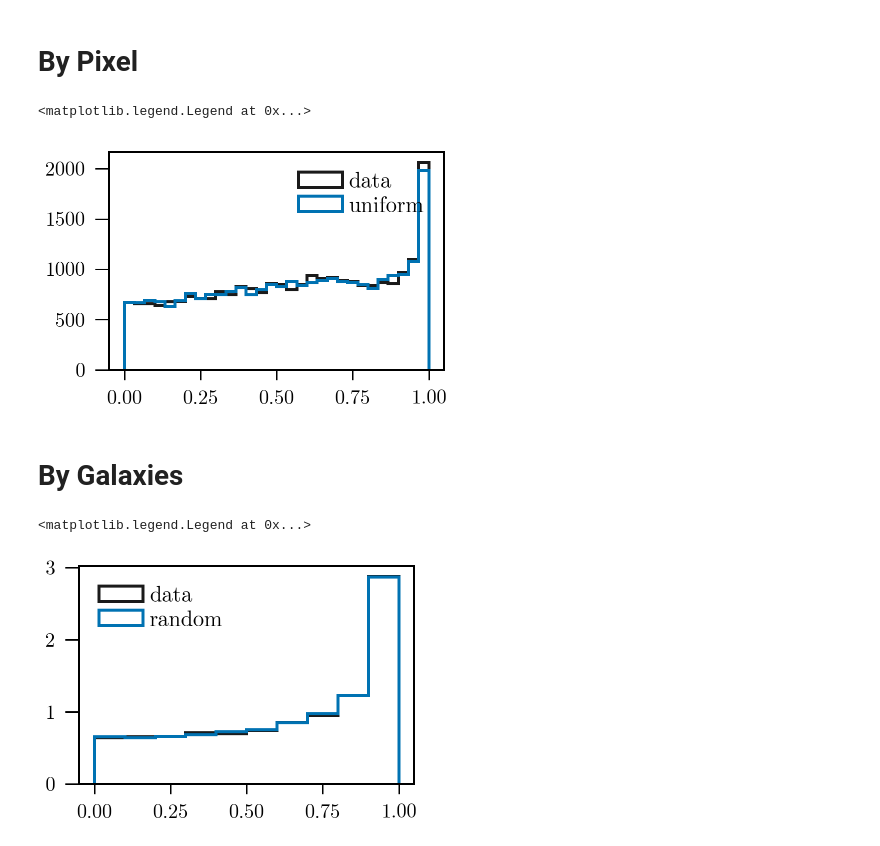
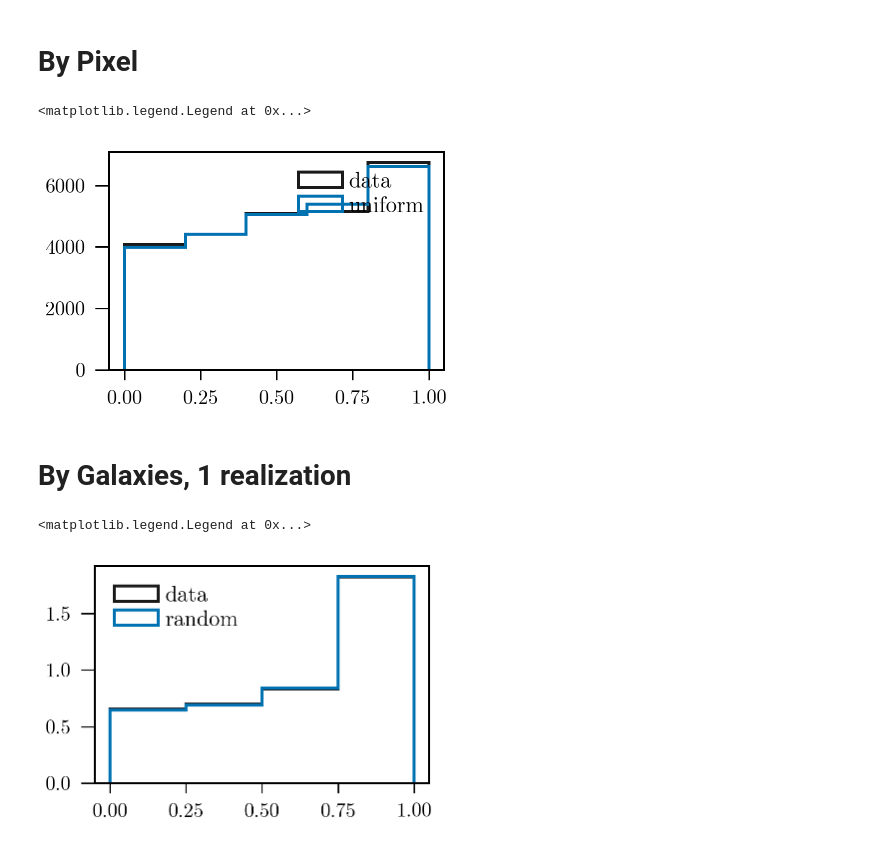
Before and after one commit to damonge/TidAl, a Jupyter notebook: notebooks/01.1. Unit Vectors.ipynb, the cells around one changed output. Drawn from its saved outputs; the diff is of its cells as text; code cells hidden in the pictures.

```diff
--- a/notebooks/01.1. Unit Vectors.ipynb
+++ b/notebooks/01.1. Unit Vectors.ipynb
@@ -9,13 +10,13 @@ from astropy.io import fits
 # %%
-t11, t12, t22 = hp.read_map("../outputs/out_2MASS_XSC_EQ/tidal_sm1.0.fits", field=[2,3,4])
+den, pot, t11, t12, t22 = hp.read_map("../outputs/out_2MASS_XSC_EQ/tidal_sm2.0.fits", field=[0,1,2,3,4])
 npix = len(t11)
 nside = hp.get_nside(t11)
 
 # generate eigenvectors
 array_stack = np.zeros( (npix, 2, 2) ) # long axis is first
 array_stack[:,0,0] = t11
-array_stack[:,1,0] = t12
-array_stack[:,0,1] = t12
+array_stack[:,1,0] = -t12
+array_stack[:,0,1] = -t12
 array_stack[:,1,1] = t22
 w,v = np.linalg.eig(a=array_stack)
 principal_eig_ind = np.argmax( np.abs(w), axis=1 )
@@ -98,13 +182,13 @@ binned_phi_y_random /= counts_per_pixel
 rand_dot = np.abs(binned_phi_x_random * principal_eigenvectors[:,0] + \
     binned_phi_y_random * principal_eigenvectors[:,1])
 
-plt.hist(pix_dot[mask > 0.0], bins=30, histtype="step", label="data")
-plt.hist(rand_dot[mask > 0.0], bins=30, histtype="step", label="uniform")
+plt.hist(pix_dot[mask > 0.0], bins=5, histtype="step", label="data")
+plt.hist(rand_dot[mask > 0.0], bins=5, histtype="step", label="uniform")
 
 plt.legend()
 # %% [output]
 <matplotlib.legend.Legend at 0x...>
-[figure, old version]
+[figure, new version]
 # %%
 
 # plt.hist(rand_dot[mask > 0.0], bins=30, histtype="step", label="uniform", normed=True)
@@ -125,4 +209,4 @@ plt.legend()
 
 # plt.legend()
 # %% [markdown]
-# By Galaxies
+# By Galaxies, 1 realization
@@ -129,19 +215,19 @@ plt.legend()
 # %%
 ngal = len(galaxy_data)
-rand_theta = np.random.rand( ngal ) * 180 - 90
+rand_theta = np.random.rand( ngal ) * 180 - 90 # all ellipticities have y > 0
 rand_phi_x = -np.cos((90-rand_theta) * np.pi / 180)
 rand_phi_y = np.sin((90-rand_theta) * np.pi / 180)
 
 galaxy_tidal_x = principal_eigenvectors[hp_gal,0]
 galaxy_tidal_y = principal_eigenvectors[hp_gal,1]
 galaxy_tidal_lam = principal_eigenvalues[hp_gal]
 
 abs_dot = np.abs(galaxy_tidal_x * phi_x + galaxy_tidal_y * phi_y)
 rand_dot = np.abs(galaxy_tidal_x * rand_phi_x + galaxy_tidal_y * rand_phi_y)
 # plt.hist( abs_dot );
-countsg, bins, _ = plt.hist( abs_dot, histtype="step", label="data", normed=True );
-countsr, bins, _ = plt.hist( rand_dot, histtype="step", label="random", normed=True );
+countsg, bins, _ = plt.hist( abs_dot, bins=4, histtype="step", label="data", density=True, range=(0,1) );
+countsr, bins, _ = plt.hist( rand_dot, bins=4, histtype="step", label="random", density=True, range=(0,1) );
 plt.legend(loc="upper left")
 # %% [output]
 <matplotlib.legend.Legend at 0x...>
-[figure, old version]
+[figure, new version]
```
Also changed, not shown: parts of 22 cells of this notebook, 1 other file.
